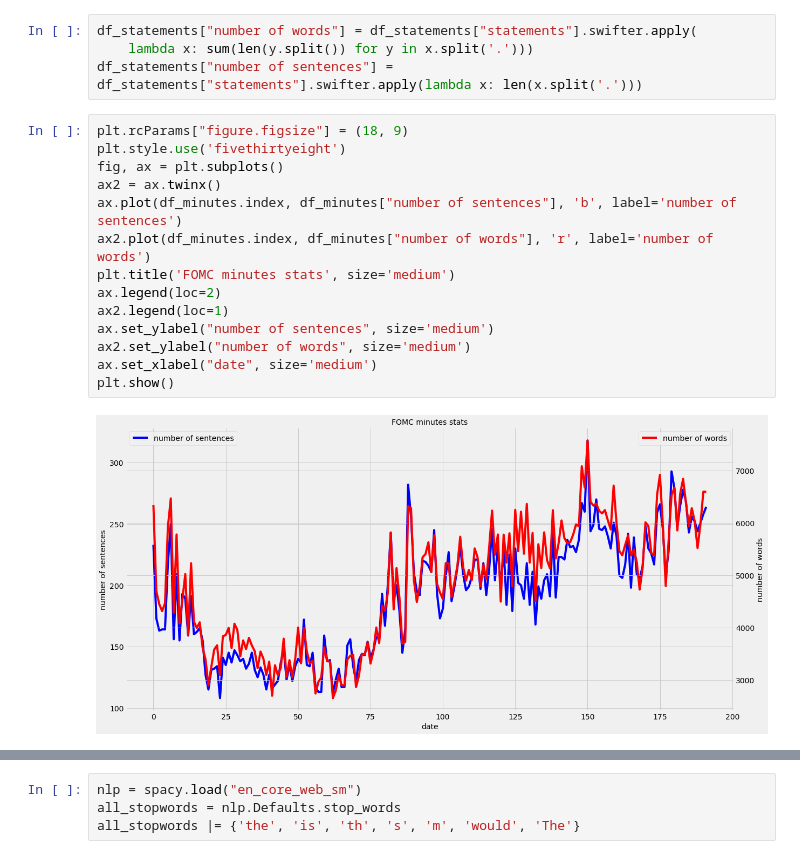
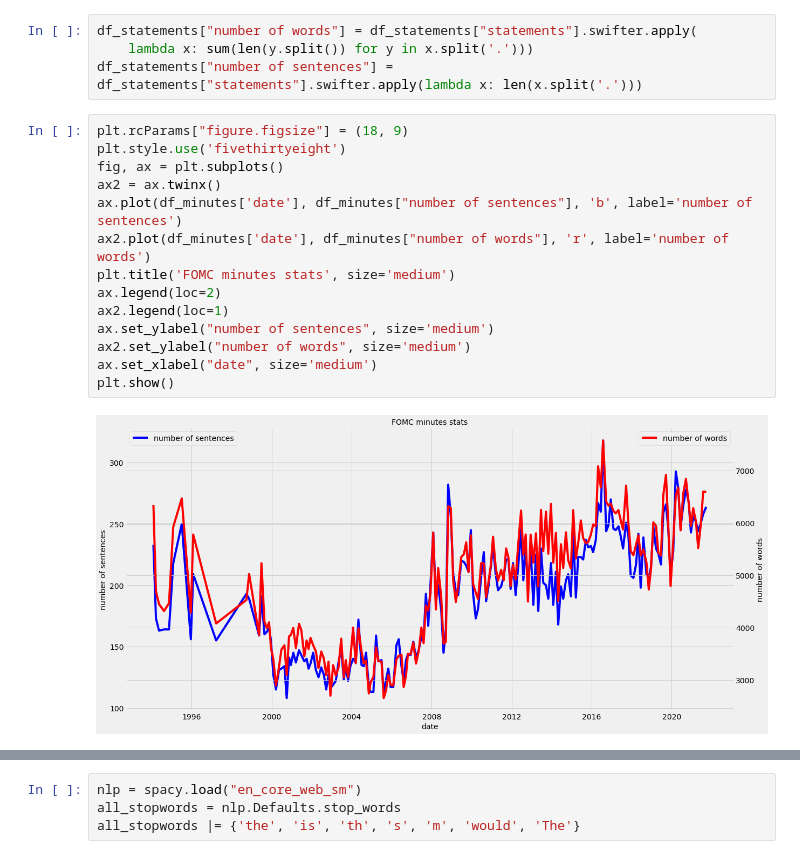
Before and after one commit to ahabug/PHBS_MLF_2021, a Jupyter notebook: Would Mr. Market sing FED's songs/Measuring the Distance.ipynb, the cells around one changed output, grey strips where cells are left out. Cells and saved outputs as stored; diff of their text form.

```diff
--- a/Would Mr. Market sing FED's songs/Measuring the Distance.ipynb
+++ b/Would Mr. Market sing FED's songs/Measuring the Distance.ipynb
@@ -159,19 +159,19 @@ df_statements["number of sentences"] = df_statements["statements"].swifter.apply
 # %%
 plt.rcParams["figure.figsize"] = (18, 9)
 plt.style.use('fivethirtyeight')
 fig, ax = plt.subplots()
 ax2 = ax.twinx()
-ax.plot(df_minutes.index, df_minutes["number of sentences"], 'b', label='number of sentences')
-ax2.plot(df_minutes.index, df_minutes["number of words"], 'r', label='number of words')
+ax.plot(df_minutes['date'], df_minutes["number of sentences"], 'b', label='number of sentences')
+ax2.plot(df_minutes['date'], df_minutes["number of words"], 'r', label='number of words')
 plt.title('FOMC minutes stats', size='medium')
 ax.legend(loc=2)
 ax2.legend(loc=1)
 ax.set_ylabel("number of sentences", size='medium')
 ax2.set_ylabel("number of words", size='medium')
 ax.set_xlabel("date", size='medium')
 plt.show()
 # %% [output]
-[figure, old version]
+[figure, new version]
 # %%
 plt.rcParams["figure.figsize"] = (18, 9)
 plt.style.use('fivethirtyeight')
```
Also changed, not shown: parts of 16 cells of this notebook, 17 other files.
